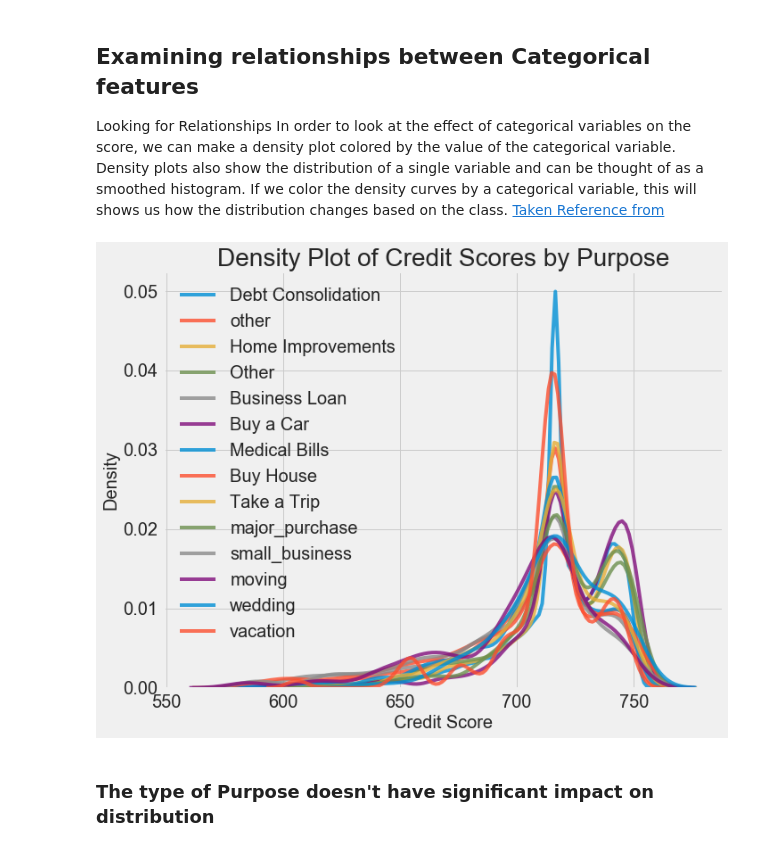
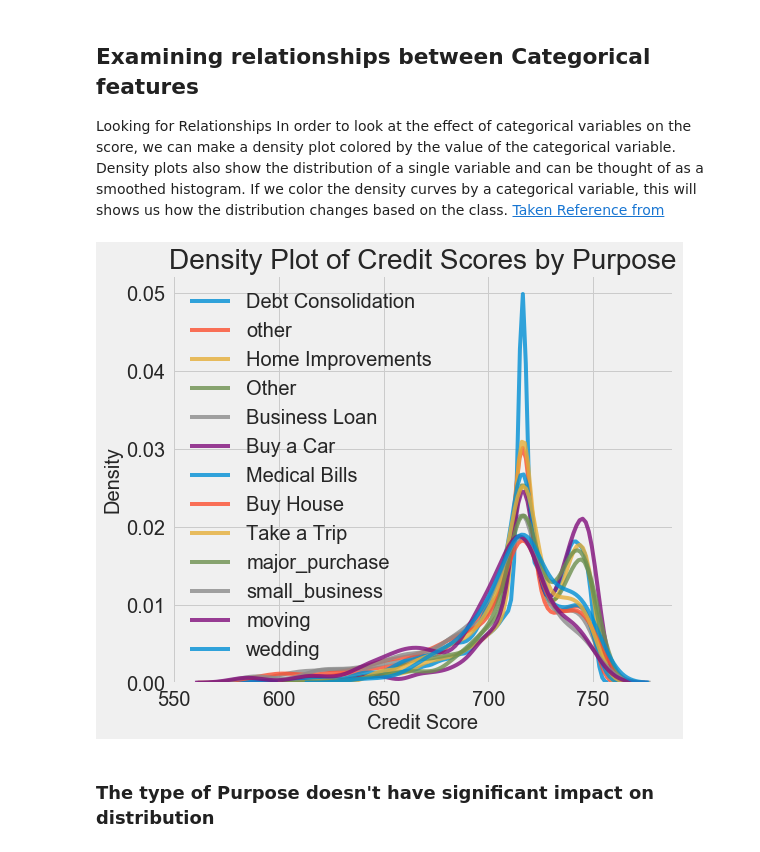
Before and after one commit to sqbislam/Credit-Scoring-Model-, a Jupyter notebook: Credit Scoring (Part 1).ipynb, the cells around one changed output. Cells and saved outputs as stored; diff of their text form; code cells hidden in the pictures.

```diff
--- a/Credit Scoring (Part 1).ipynb
+++ b/Credit Scoring (Part 1).ipynb
@@ -408,22 +382,22 @@ types = types['Purpose'].value_counts()
 types = list(types[types.values > 100].index)
 # %%
 # Plot of distribution of Scores for each Purpose
-figsize(10, 8)
+figsize= (10, 8)
 
 # Plot each Purpose
 for b_type in types:
     # Select the Purpose type
     subset = raw_df[raw_df['Purpose'] == b_type]
 
     # Density plot of scores
     sns.kdeplot(subset['Credit Score'],
                label = b_type, shade = False, alpha = 0.8);
 
 # label the plot
 plt.xlabel('Credit Score', size = 20); plt.ylabel('Density', size = 20);
 plt.title('Density Plot of Credit Scores by Purpose', size = 28);
 # %% [output]
-[figure, old version]
+[figure, new version]
 # %% [markdown]
 ### The type of Purpose doesn't have significant impact on distribution
 # %%
```
Also changed, not shown: parts of 42 cells of this notebook, 33 other files.
